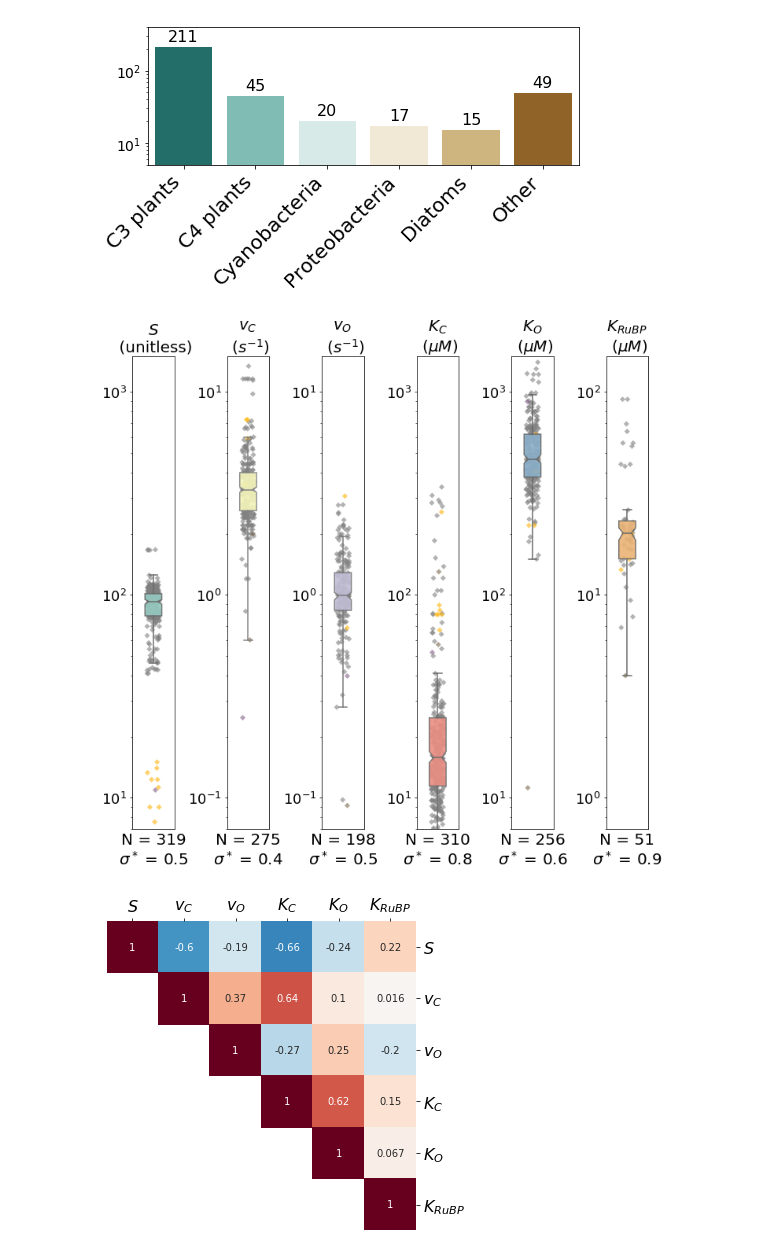
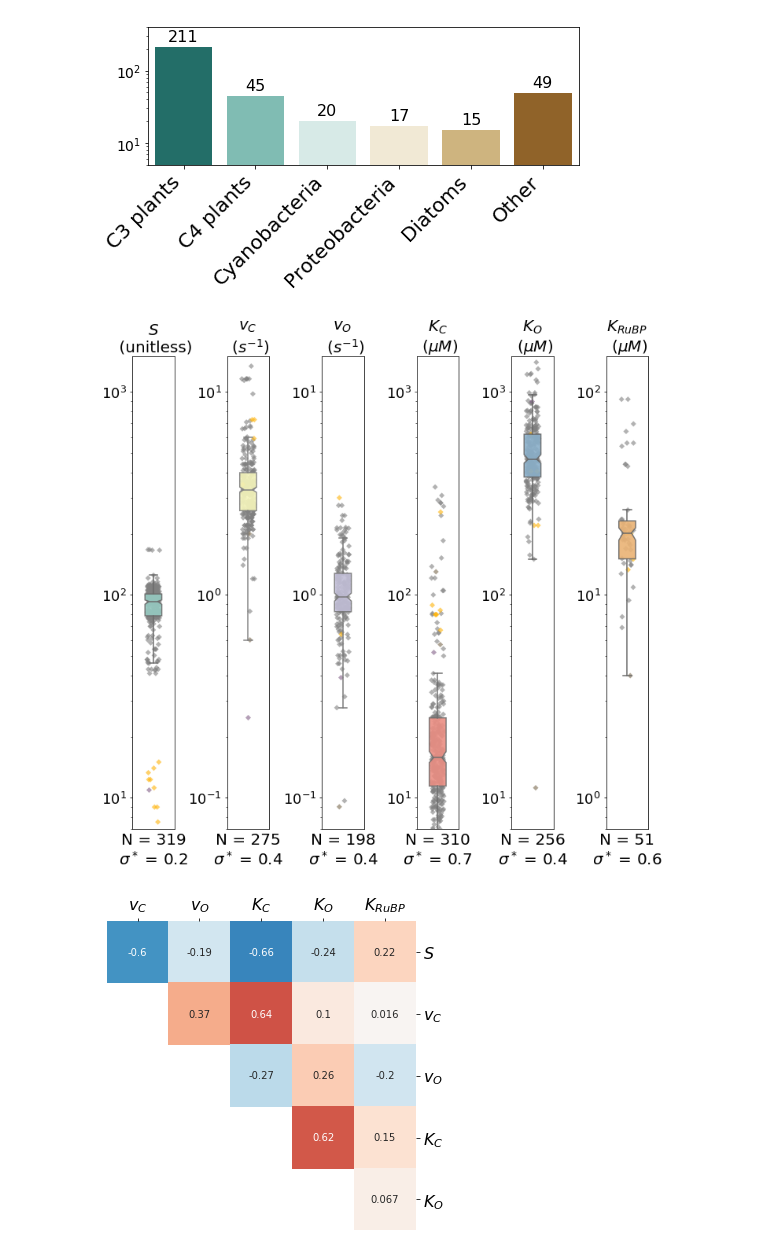
Before and after one commit to flamholz/rubisco, a Jupyter notebook: notebooks/Figure2 Dataset Summary & Correlations.ipynb, the cells around one changed output. Cells and saved outputs as stored; diff of their text form; code cells hidden in the pictures.

Commit message:
Fixes for figures 2-3.

```diff
--- a/notebooks/Figure2 Dataset Summary & Correlations.ipynb
+++ b/notebooks/Figure2 Dataset Summary & Correlations.ipynb
@@ -15,7 +13,7 @@ from matplotlib import pyplot as plt
 # %%
 # Load the data from Excel, remove data points that are not comparable.
 # raw_kin_df is everything in the file, kin_df is the subset with all relevant kinetic data.
-fname = '../data/062118_rubisco_kinetics_merged.csv'
+fname = '../data/072618_rubisco_kinetics_merged.csv'
 raw_kin_df, kin_df = rubisco_data.load_rubisco_data(fname)
 
 # Want to split data in various ways
@@ -136,19 +134,18 @@ for i, c in enumerate(cols):
 
     ax = plt.subplot(1, nsub, i+1)
     plt.yscale('log')
+    sigma_star = None
 
     for j, (group, gdf) in enumerate(raw_kin_df.groupby('isoform')):
         color = named_colors[j]
         if group == '1':
             color = 'grey'
+            sigma_star = np.nanstd(np.log(gdf[c]))
 
         seaborn.stripplot(y=gdf[c], color=color, jitter=0.15, size=5, marker='D', alpha=0.6, zorder=-1)
 
-
     seaborn.boxplot(y=raw_kin_df[c], color=pal[i], width=0.4, notch=True, bootstrap=1000, zorder=10,
                     boxprops=dict(alpha=.9), showfliers=False)
-
-    sigma_star = np.nanstd(np.log(raw_kin_df[c]))
 
     nvals = raw_kin_df[c].notnull().sum()
     xlabel = 'N = %d\n$\sigma^*$ = %.1f' % (nvals, sigma_star)
@@ -170,7 +167,7 @@ plt.savefig('fig2/fig2_data_summary.png', dpi=600)
 
 plt.show()
 # %% [output]
-[figure, old version]
+[figure, new version]
 # %%
 # Summary of correlations among FI Rubiscos
 cols = ['S', 'vC', 'vO', 'KC', 'KO', 'KRuBP']
@@ -178,35 +175,36 @@ titles = {'S': '$S$', 'vC': '$v_C$', 'KC':
           '$K_C$', 'vO': '$v_O$', 'KO': '$K_O$',
           'KRuBP': '$K_{RuBP}$'}
 ticks = [titles[c] for c in cols]
 
 # Can calculate correlation matrix with pandas, but it doesn't give pvals.
 all_FI = raw_kin_df[raw_kin_df.isoform == '1']
 corrM = np.log10(all_FI[cols]).corr()
-#corrM += np.diag([np.NaN] * len(cols))
+corrM += np.diag([np.NaN] * len(cols))
 corrM = np.triu(corrM)
 corrM[np.where(corrM == 0)] = np.NaN
 
 
 figure = plt.figure(figsize=(7,5))
 
 plt.xticks(fontsize=16)
 plt.yticks(fontsize=16)
 
-seaborn.heatmap(corrM, square=True, center=0,
+seaborn.heatmap(corrM[:-1,1:], square=True, center=0,
                 cmap="RdBu_r", vmin=-1, vmax=1,
                 annot=True, cbar=False)
 
 xax = figure.get_axes()[0]
 xax.xaxis.tick_top()
 xax.yaxis.tick_right()
 
-plt.xticks(np.arange(len(cols)) + 0.5, ticks, fontsize=16)
-plt.yticks(np.arange(len(cols)) + 0.5, ticks, fontsize=16, rotation='horizontal')
+tickrange = np.arange(len(cols)-1) + 0.5
+plt.xticks(tickrange, ticks[1:], fontsize=16)
+plt.yticks(tickrange, ticks[:-1], fontsize=16, rotation='horizontal')
 
 plt.tight_layout()
 plt.savefig('fig2/fig2_FI_corr.svg')
 plt.savefig('fig2/fig2_FI_corr.png', dpi=600)
 
 plt.show()
 # %% [output]
-[figure, old version]
+[figure, new version]
```
Also changed, not shown: parts of 1 cell of this notebook, 1 other file.
